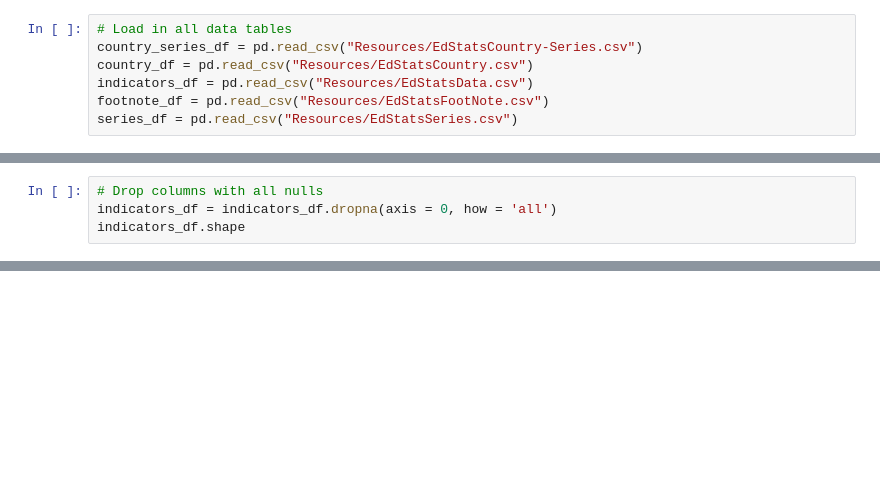
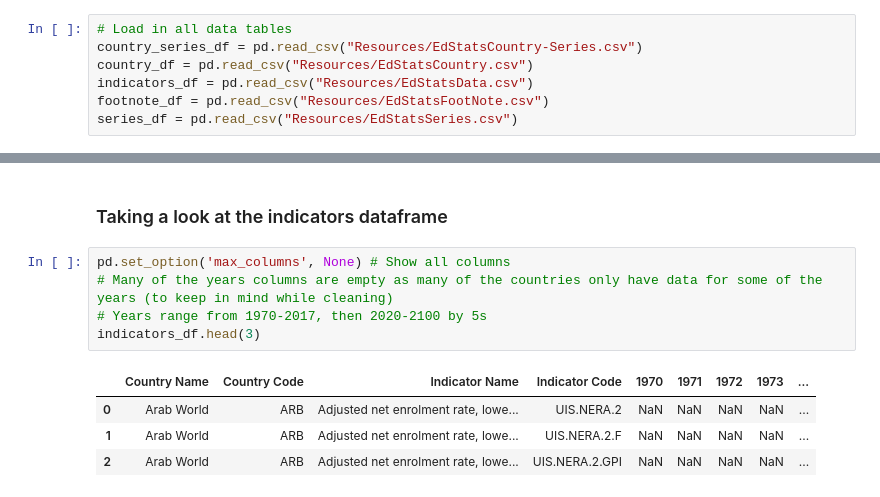
Before and after one commit to kyliehefner/Education_Analysis, a Jupyter notebook: EdStats_Country_Comparison.ipynb, the cells around one changed output, grey strips where cells are left out. Cells and saved outputs as stored; diff of their text form; blank space fills up the shorter version.

```diff
--- a/EdStats_Country_Comparison.ipynb
+++ b/EdStats_Country_Comparison.ipynb
@@ -51,4 +17,0 @@ Length: 69, dtype: int64
-# %%
-# Drop columns with all nulls
-indicators_df = indicators_df.dropna(axis = 0, how = 'all')
-indicators_df.shape
@@ -56,0 +29,12 @@ indicators_df.shape
+# %% [markdown]
+### Taking a look at the indicators dataframe
+# %%
+pd.set_option('max_columns', None) # Show all columns
+# Many of the years columns are empty as many of the countries only have data for some of the years (to keep in mind while cleaning)
+# Years range from 1970-2017, then 2020-2100 by 5s
+indicators_df.head(3)
+# %% [output]
+|  | Country Name | Country Code | Indicator Name | Indicator Code | 1970 | 1971 | 1972 | 1973 | ... |
+| 0 | Arab World | ARB | Adjusted net enrolment rate, lowe... | UIS.NERA.2 | NaN | NaN | NaN | NaN | ... |
+| 1 | Arab World | ARB | Adjusted net enrolment rate, lowe... | UIS.NERA.2.F | NaN | NaN | NaN | NaN | ... |
+| 2 | Arab World | ARB | Adjusted net enrolment rate, lowe... | UIS.NERA.2.GPI | NaN | NaN | NaN | NaN | ... |
```
Also changed, not shown: parts of 33 cells of this notebook, 1 other file.
